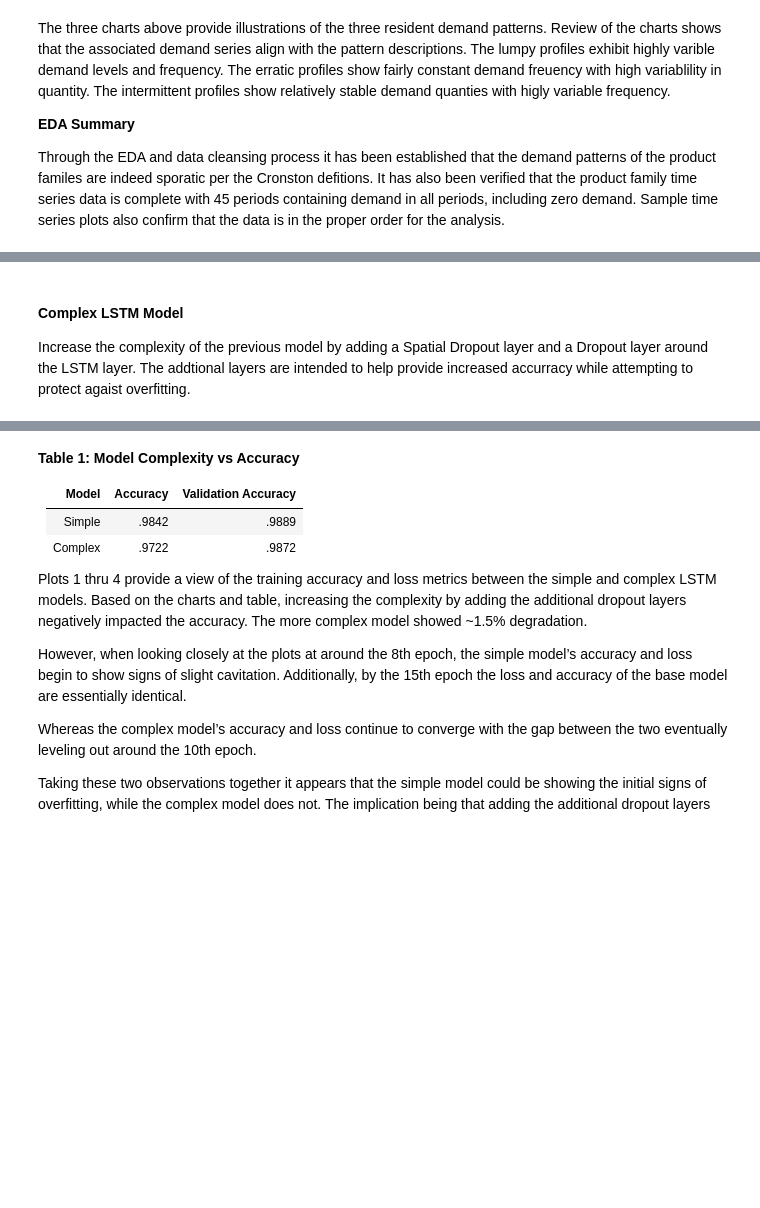
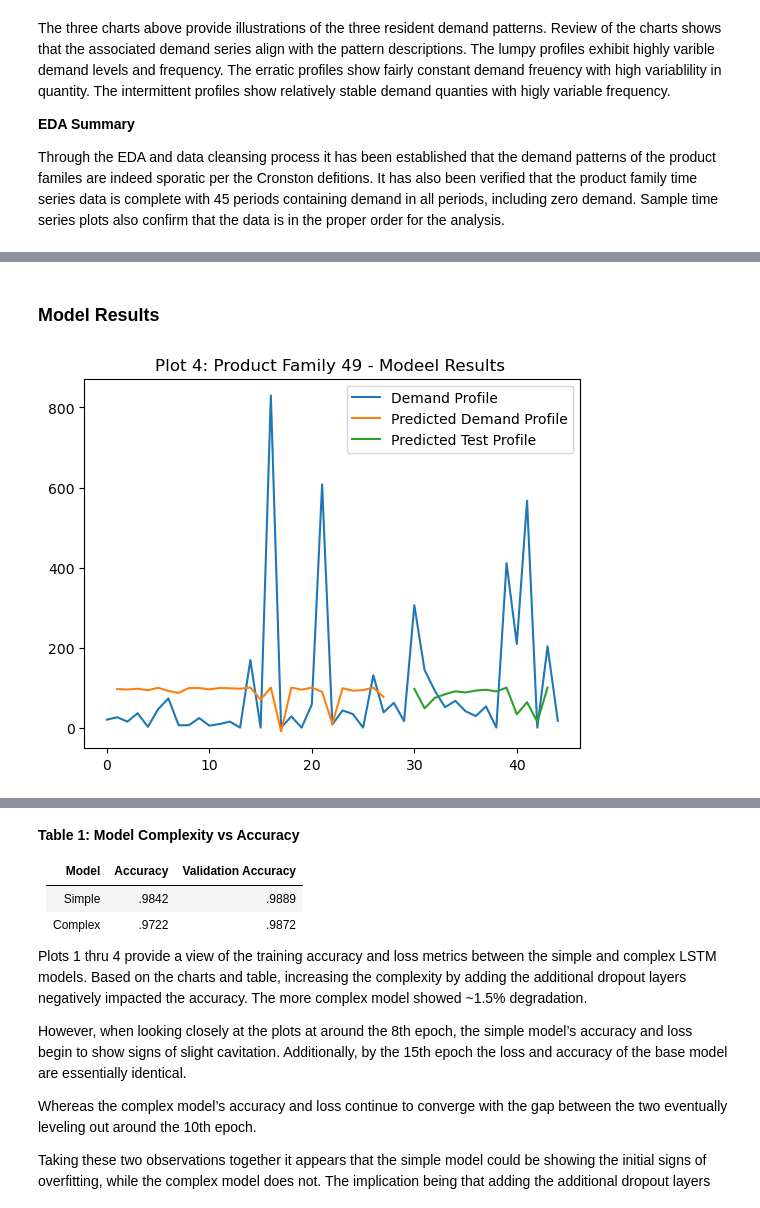
Before and after one commit to jmskeet/5511-Assignment-6, a Jupyter notebook: assignment6.ipynb, the cells around one changed output, grey strips where cells are left out. Saved outputs shown, nothing was run; the diff lists cells and outputs as text; code cells hidden in the pictures; blank space fills up the shorter version.

```diff
--- a/assignment6.ipynb
+++ b/assignment6.ipynb
@@ -534,3 +513,0 @@ history = model.fit(sequence_x_training_set_padded, np.asarray(target_train), ep
-# %% [markdown]
-#### Complex LSTM Model
-Increase the complexity of the previous model by adding a Spatial Dropout layer and a Dropout layer around the LSTM layer.  The addtional layers are intended to help provide increased accurracy while attempting to protect agaist overfitting.
@@ -556 +523,27 @@ comlex_history = model_complex.fit(sequence_x_training_set_padded, np.asarray(ta
+# %% [markdown]
+### Model Results
+# %%
+#Plotting Functions
+
+
+# shift train predictions for plotting
+trainPredictPlot = np.empty_like(scaled_demand_profile)
+trainPredictPlot[:, :] = np.nan
+trainPredictPlot[lag_periods:len(trainPredict)+lag_periods, :] = trainPredict
+# shift test predictions for plotting
+testPredictPlot = np.empty_like(scaled_demand_profile)
+testPredictPlot[:, :] = np.nan
+testPredictPlot[len(trainPredict)+(lag_periods*2)+1:len(scaled_demand_profile)-1, :] = testPredict
+# plot baseline and predictions
+
+scaler = MinMaxScaler()
+demand = scaler.fit_transform(demand_profile)
+plt.plot(scaler.inverse_transform(scaled_demand_profile), label = 'Demand Profile')
+plt.plot(trainPredictPlot, label = 'Predicted Demand Profile')
+plt.plot(testPredictPlot, label = 'Predicted Test Profile')
+plt.title('Plot 4: Product Family 49 - Modeel Results ')
+plt.legend(loc='upper right')
+plt.show()
+# %% [output]
+[figure, added]
 # %% [markdown]
```
Also changed, not shown: parts of 14 cells of this notebook.
